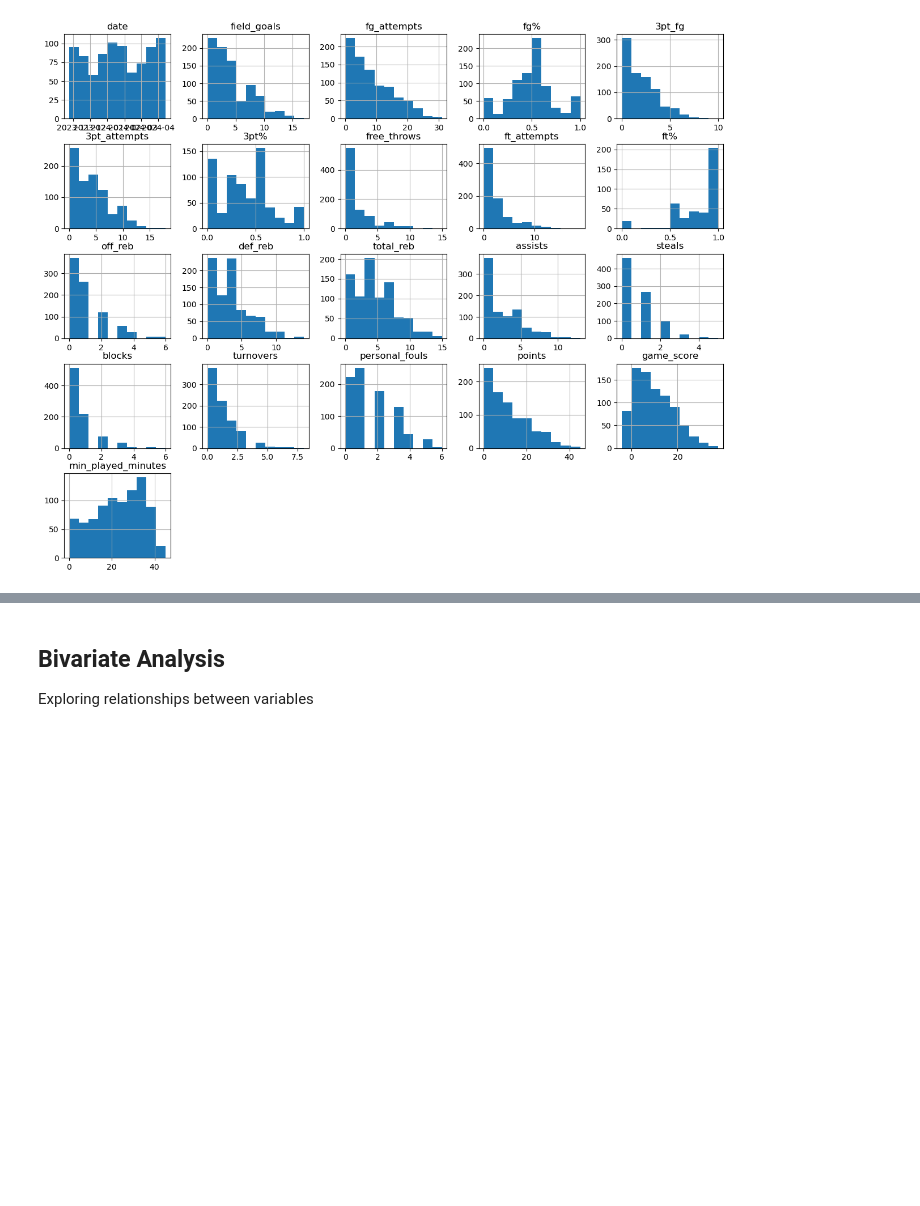
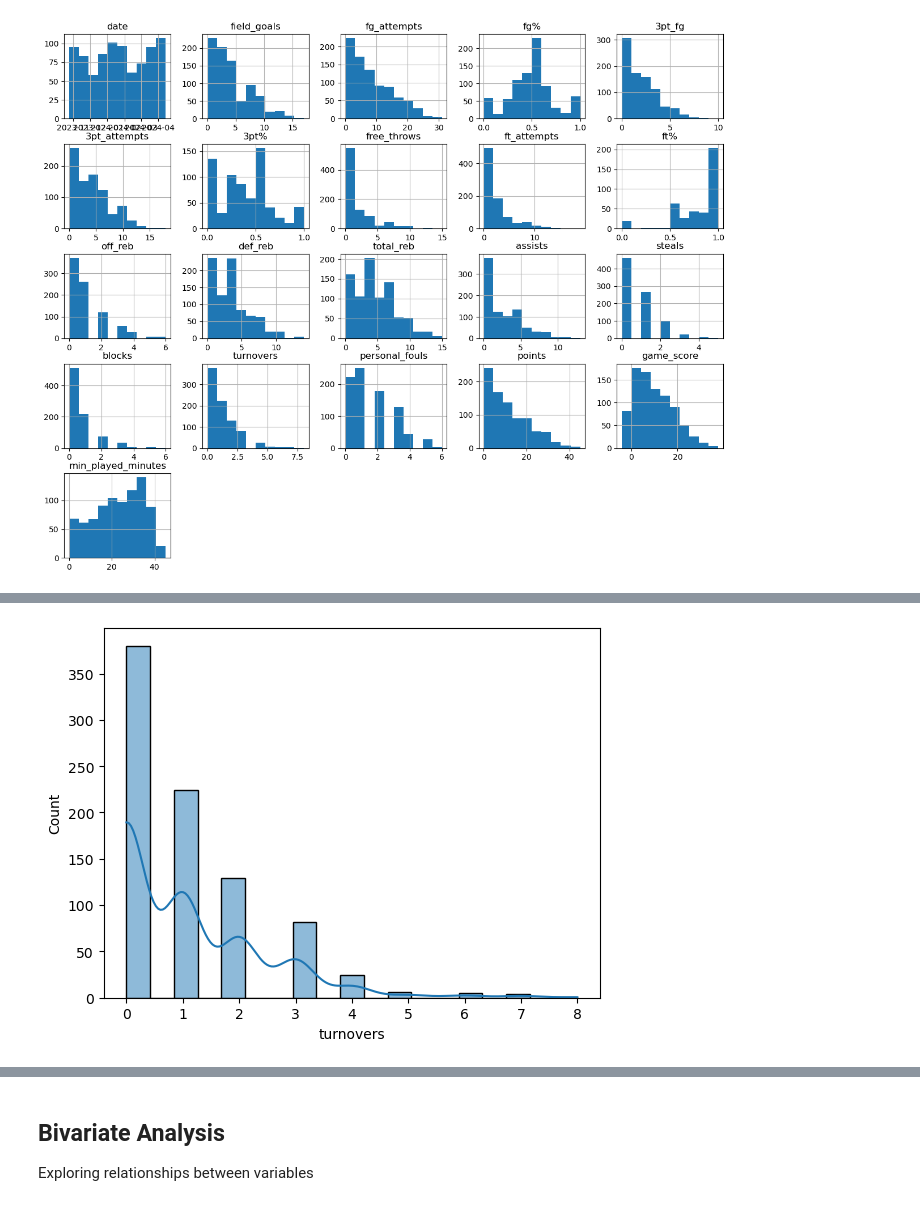
Before and after one commit to walcotttt/capstone, a Jupyter notebook: EDA.ipynb, the cells around one changed output, grey strips where cells are left out. Saved outputs shown, nothing was run; the diff lists cells and outputs as text; code cells hidden in the pictures; blank space fills up the shorter version.

```diff
--- a/EDA.ipynb
+++ b/EDA.ipynb
@@ -272,0 +291,6 @@ array([[<Axes: title={'center': 'date'}>,
+# %%
+# histogram of "turnovers"
+sns.histplot(df_clean["turnovers"], kde=True)
+plt.show()
+# %% [output]
+[figure, added]
```
Also changed, not shown: parts of 10 cells of this notebook, 4 other files.
